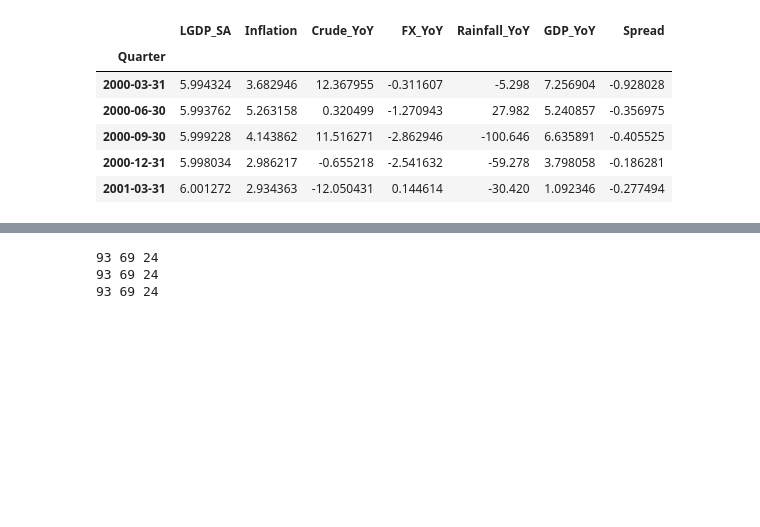
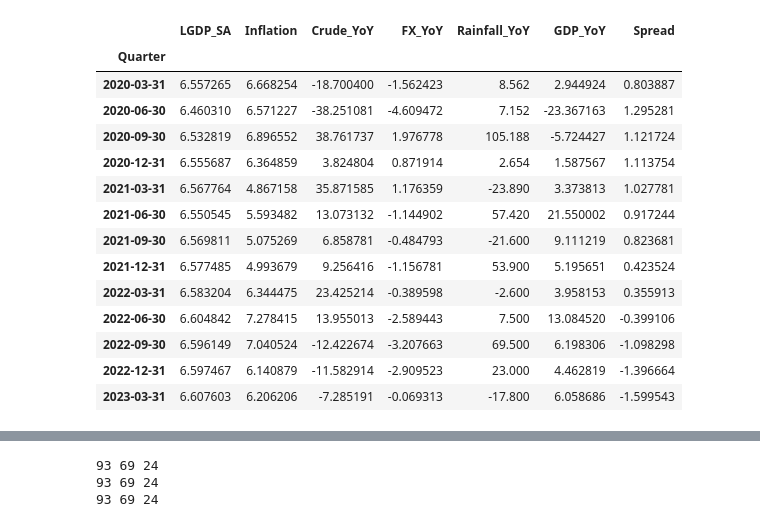
Before and after one commit to a0pawar/Explainable-ML-Git, a Jupyter notebook: pushed_code.ipynb, the cells around one changed output, grey strips where cells are left out. Saved outputs shown, nothing was run; the diff lists cells and outputs as text; code cells hidden in the pictures; blank space fills up the shorter version.

```diff
--- a/pushed_code.ipynb
+++ b/pushed_code.ipynb
@@ -30,15 +30,23 @@ warnings.filterwarnings("ignore")
 # %%
 data = pd.read_excel('Quarterly PC.xlsx', sheet_name ="base", index_col="Quarter")
 data = data.dropna()
-data.head()
+data.tail(13)
 # %% [output]
 |  | LGDP_SA | Inflation | Crude_YoY | FX_YoY | Rainfall_YoY | GDP_YoY | Spread |
 | Quarter |  |  |  |  |  |  |  |
-| 2000-03-31 | 5.994324 | 3.682946 | 12.367955 | -0.311607 | -5.298 | 7.256904 | -0.928028 |
-| 2000-06-30 | 5.993762 | 5.263158 | 0.320499 | -1.270943 | 27.982 | 5.240857 | -0.356975 |
-| 2000-09-30 | 5.999228 | 4.143862 | 11.516271 | -2.862946 | -100.646 | 6.635891 | -0.405525 |
-| 2000-12-31 | 5.998034 | 2.986217 | -0.655218 | -2.541632 | -59.278 | 3.798058 | -0.186281 |
-| 2001-03-31 | 6.001272 | 2.934363 | -12.050431 | 0.144614 | -30.420 | 1.092346 | -0.277494 |
+| 2020-03-31 | 6.557265 | 6.668254 | -18.700400 | -1.562423 | 8.562 | 2.944924 | 0.803887 |
+| 2020-06-30 | 6.460310 | 6.571227 | -38.251081 | -4.609472 | 7.152 | -23.367163 | 1.295281 |
+| 2020-09-30 | 6.532819 | 6.896552 | 38.761737 | 1.976778 | 105.188 | -5.724427 | 1.121724 |
+| 2020-12-31 | 6.555687 | 6.364859 | 3.824804 | 0.871914 | 2.654 | 1.587567 | 1.113754 |
+| 2021-03-31 | 6.567764 | 4.867158 | 35.871585 | 1.176359 | -23.890 | 3.373813 | 1.027781 |
+| 2021-06-30 | 6.550545 | 5.593482 | 13.073132 | -1.144902 | 57.420 | 21.550002 | 0.917244 |
+| 2021-09-30 | 6.569811 | 5.075269 | 6.858781 | -0.484793 | -21.600 | 9.111219 | 0.823681 |
+| 2021-12-31 | 6.577485 | 4.993679 | 9.256416 | -1.156781 | 53.900 | 5.195651 | 0.423524 |
+| 2022-03-31 | 6.583204 | 6.344475 | 23.425214 | -0.389598 | -2.600 | 3.958153 | 0.355913 |
+| 2022-06-30 | 6.604842 | 7.278415 | 13.955013 | -2.589443 | 7.500 | 13.084520 | -0.399106 |
+| 2022-09-30 | 6.596149 | 7.040524 | -12.422674 | -3.207663 | 69.500 | 6.198306 | -1.098298 |
+| 2022-12-31 | 6.597467 | 6.140879 | -11.582914 | -2.909523 | 23.000 | 4.462819 | -1.396664 |
+| 2023-03-31 | 6.607603 | 6.206206 | -7.285191 | -0.069313 | -17.800 | 6.058686 | -1.599543 |
 # %%
 #data["Inflation"] = data["Inflation"].shift(-3)  ## Edit this for Multiperiod ahead forecasts
 #data = data.dropna()
```
Also changed, not shown: parts of 2 cells of this notebook, 17 other files.
